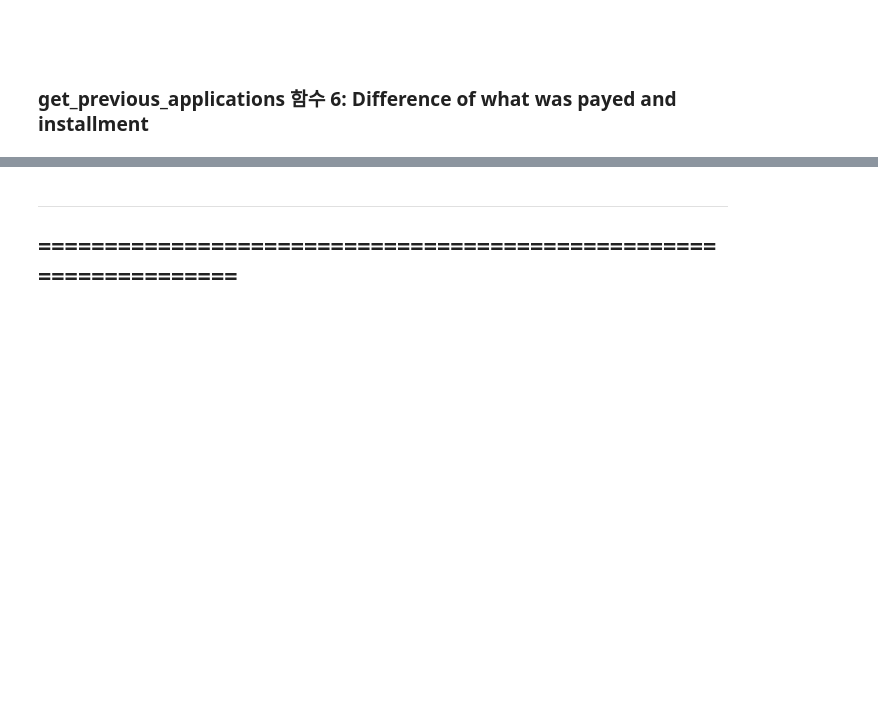
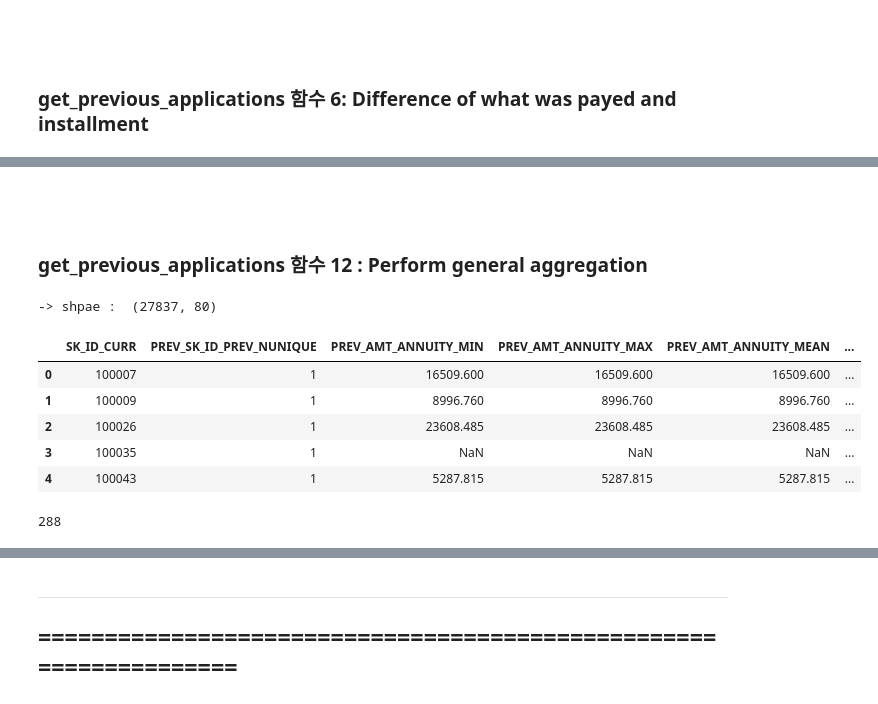
Before and after one commit to ecjang/pages, a Jupyter notebook: Kaggle/003_MultiClass_Classification_HomeCredit_LightGBM_7th.ipynb, the cells around one changed output, grey strips where cells are left out. Drawn from its saved outputs; the diff is of its cells as text; code cells hidden in the pictures; blank space fills up the shorter version.

```diff
--- a/Kaggle/003_MultiClass_Classification_HomeCredit_LightGBM_7th.ipynb
+++ b/Kaggle/003_MultiClass_Classification_HomeCredit_LightGBM_7th.ipynb
@@ -1786,0 +1897,36 @@ Name: INSTALLMENT_PAYMENT_DIFF, dtype: float64
+# %% [markdown]
+<br>
+<br>
+
+### get_previous_applications 함수 12 : Perform general aggregation
+# %%
+PREVIOUS_AGG = {
+    'SK_ID_PREV': ['nunique'],
+    'AMT_ANNUITY': ['min', 'max', 'mean'],
+    'AMT_DOWN_PAYMENT': ['max', 'mean'],
+    'HOUR_APPR_PROCESS_START': ['min', 'max', 'mean'],
+    'RATE_DOWN_PAYMENT': ['max', 'mean'],
+    'DAYS_DECISION': ['min', 'max', 'mean'],
+    'CNT_PAYMENT': ['max', 'mean'],
+    'DAYS_TERMINATION': ['max'],
+    # Engineered features
+    'CREDIT_TO_ANNUITY_RATIO': ['mean', 'max'],
+    'APPLICATION_CREDIT_DIFF': ['min', 'max', 'mean'],
+    'APPLICATION_CREDIT_RATIO': ['min', 'max', 'mean', 'var'],
+    'DOWN_PAYMENT_TO_CREDIT': ['mean'],
+}
+# %%
+agg_prev = group(prev, 'PREV_', {**PREVIOUS_AGG, **categorical_agg})
+df_print(agg_prev)
+# %% [output]
+-> shpae :  (27837, 80)
+|  | SK_ID_CURR | PREV_SK_ID_PREV_NUNIQUE | PREV_AMT_ANNUITY_MIN | PREV_AMT_ANNUITY_MAX | PREV_AMT_ANNUITY_MEAN | ... |
+| 0 | 100007 | 1 | 16509.600 | 16509.600 | 16509.600 | ... |
+| 1 | 100009 | 1 | 8996.760 | 8996.760 | 8996.760 | ... |
+| 2 | 100026 | 1 | 23608.485 | 23608.485 | 23608.485 | ... |
+| 3 | 100035 | 1 | NaN | NaN | NaN | ... |
+| 4 | 100043 | 1 | 5287.815 | 5287.815 | 5287.815 | ... |
+# %%
+gc.collect()
+# %% [output]
+288
```
Also changed, not shown: parts of 39 cells of this notebook.
